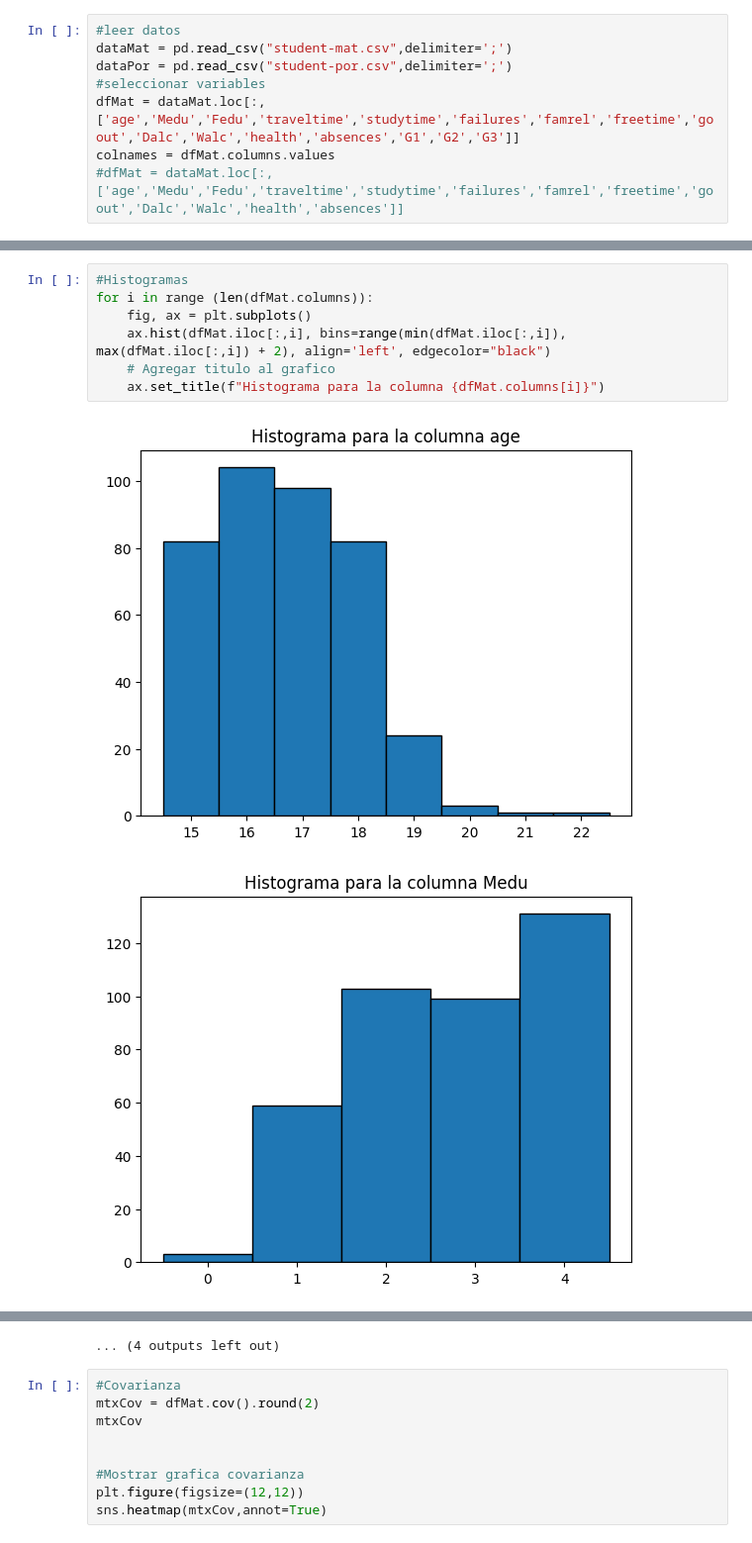
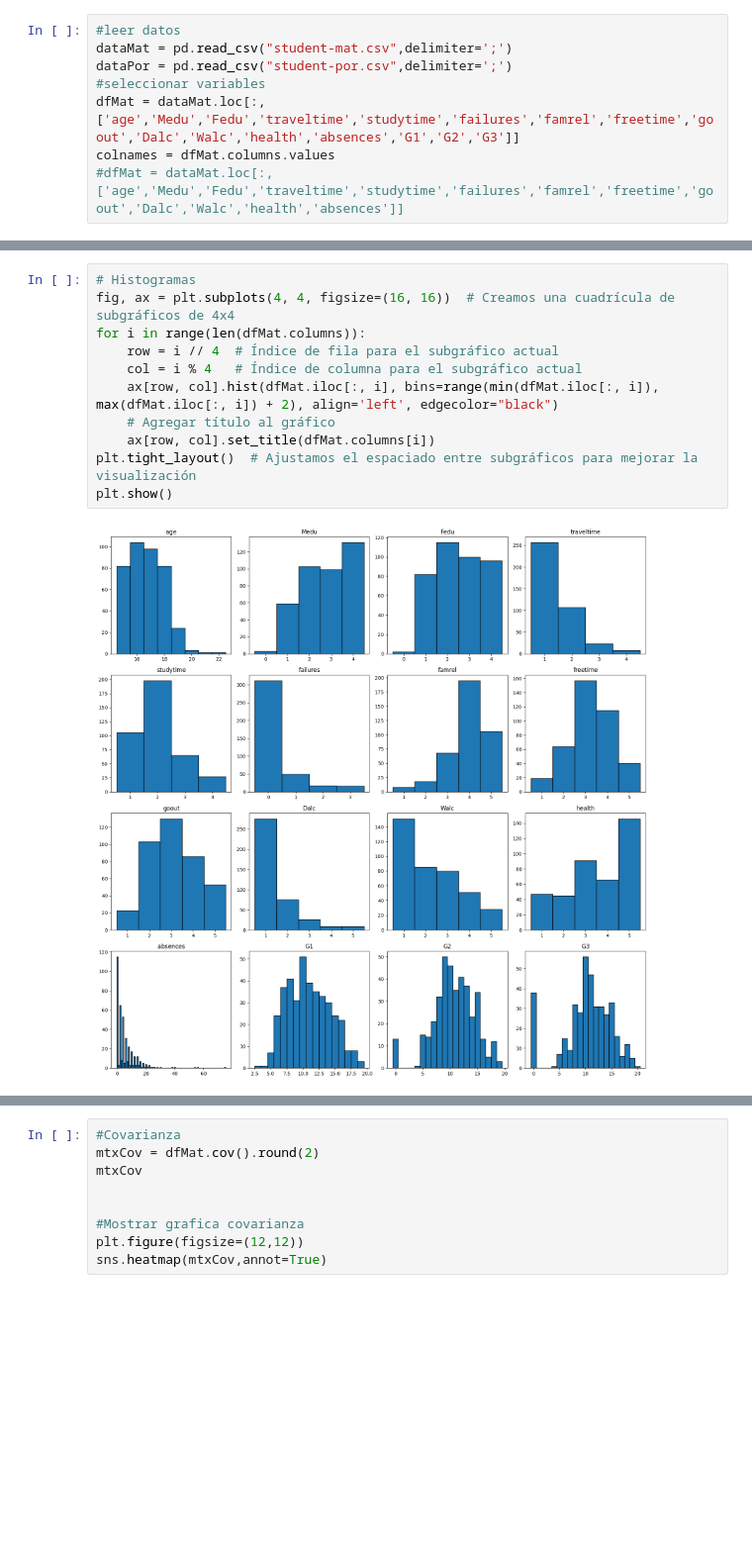
Before and after one commit to Charless96/ProyectoIa, a Jupyter notebook: proyectoErick.ipynb, the cells around one changed output, grey strips where cells are left out. Shown at 99% size. Cells and saved outputs as stored; diff of their text form; blank space fills up the shorter version.

```diff
--- a/proyectoErick.ipynb
+++ b/proyectoErick.ipynb
@@ -84,10 +92,13 @@ dfMatRes
 # %%
-#Histogramas
-for i in range (len(dfMat.columns)):
-    fig, ax = plt.subplots()
-    ax.hist(dfMat.iloc[:,i], bins=range(min(dfMat.iloc[:,i]), max(dfMat.iloc[:,i]) + 2), align='left', edgecolor="black")
-    # Agregar titulo al grafico
-    ax.set_title(f"Histograma para la columna {dfMat.columns[i]}")
+# Histogramas
+fig, ax = plt.subplots(4, 4, figsize=(16, 16))  # Creamos una cuadrícula de subgráficos de 4x4
+for i in range(len(dfMat.columns)):
+    row = i // 4  # Índice de fila para el subgráfico actual
+    col = i % 4   # Índice de columna para el subgráfico actual
+    ax[row, col].hist(dfMat.iloc[:, i], bins=range(min(dfMat.iloc[:, i]), max(dfMat.iloc[:, i]) + 2), align='left', edgecolor="black")
+    # Agregar título al gráfico
+    ax[row, col].set_title(dfMat.columns[i])
+plt.tight_layout()  # Ajustamos el espaciado entre subgráficos para mejorar la visualización
+plt.show()
 # %% [output]
-[figure, old version]
+[figure, new version]
-[figure, removed]
@@ -104,4 +105,3 @@ for i in range (len(dfMat.columns)):
-... (4 outputs left out)
 # %%
 #Covarianza
 mtxCov = dfMat.cov().round(2)
```
Also changed, not shown: parts of 9 cells of this notebook.
